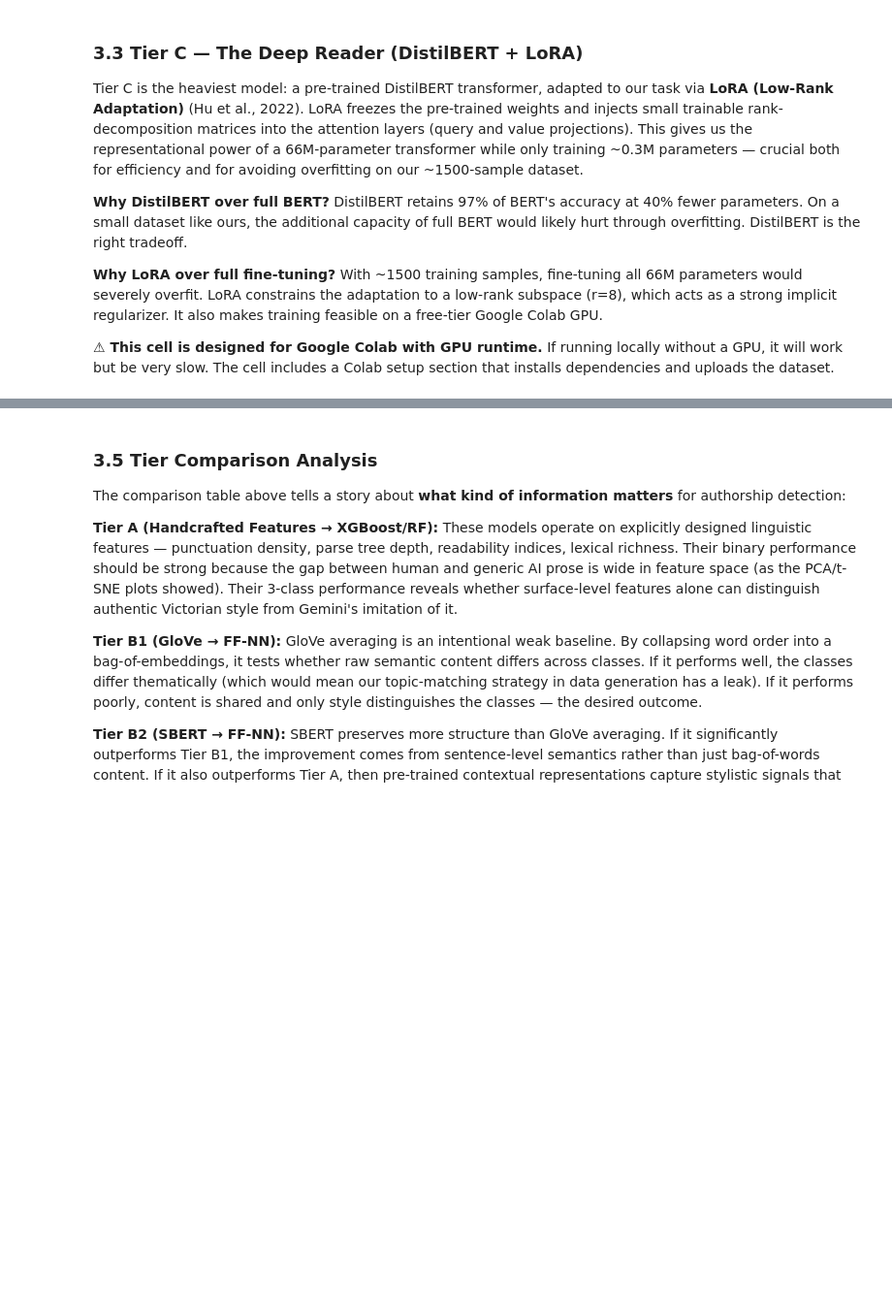
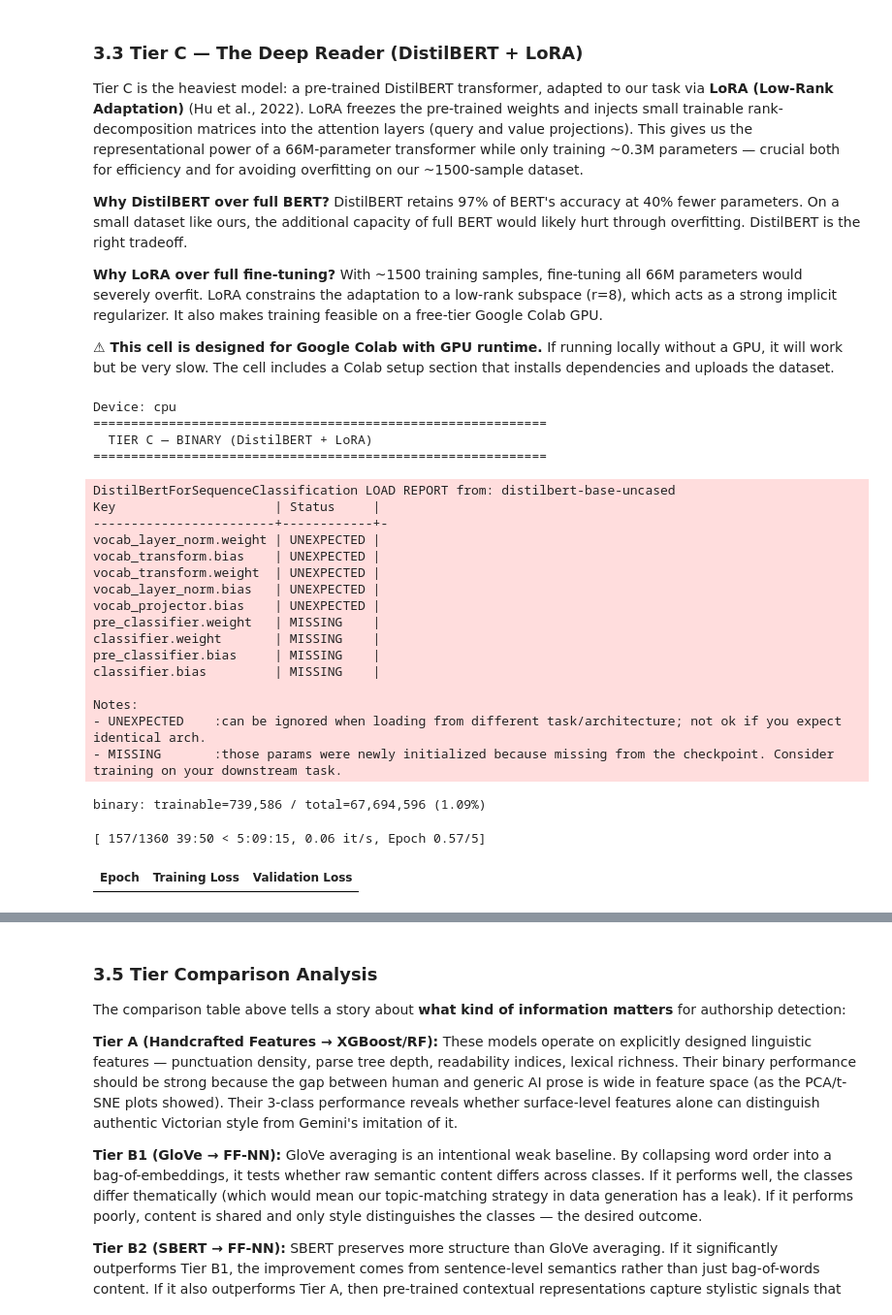
Before and after one commit to Venom150204/ghost-in-the-machine-, a Jupyter notebook: notebooks/ghost_in_the_machine.ipynb, the cells around one changed output, grey strips where cells are left out. Shown at 97% size. Cells and saved outputs as stored; diff of their text form; code cells hidden in the pictures; blank space fills up the shorter version.

Commit message:
Simplify checkpoint logic, code cleanup, update report with Round 2 results

```diff
--- a/notebooks/ghost_in_the_machine.ipynb
+++ b/notebooks/ghost_in_the_machine.ipynb
@@ -929,8 +1086,7 @@ enc_test = tokenizer(texts_test_list, truncation=True, padding=True, max_length=
 
 
 def load_and_evaluate(checkpoint_path, num_labels, y_true, class_names, label_desc):
-    print(f"
-Loading {label_desc} checkpoint from {checkpoint_path}...")
+    print(f"Loading {label_desc} checkpoint from {checkpoint_path}...")
     base = DistilBertForSequenceClassification.from_pretrained(
         "distilbert-base-uncased", num_labels=num_labels
     )
@@ -964,8 +1120,8 @@ def train_and_evaluate(num_labels, y_tr, y_v, y_te, class_names, label_desc):
     model = get_peft_model(base_model, lora_config)
     trainable = sum(p.numel() for p in model.parameters() if p.requires_grad)
     total = sum(p.numel() for p in model.parameters())
-    print(f"
-{label_desc}: trainable={trainable:,} / total={total:,} ({trainable/total:.2%})")
+
+    print(f"{label_desc}: trainable={trainable:,} / total={total:,} ({trainable/total:.2%})")
     training_args = TrainingArguments(
         output_dir=os.path.join(MODELS, f"distilbert_lora_{label_desc}"),
         num_train_epochs=5, per_device_train_batch_size=16,
@@ -984,39 +1140,70 @@ def train_and_evaluate(num_labels, y_tr, y_v, y_te, class_names, label_desc):
     print_metrics(metrics, f"DistilBERT+LoRA — {label_desc} (TEST)")
     save_path = os.path.join(MODELS, f"distilbert_lora_{label_desc}_best")
     model.save_pretrained(save_path)
     print(f"Saved to {save_path}")
     return model, y_pred, metrics
 
 
 bin_ckpt = os.path.join(MODELS, "distilbert_lora_binary_best")
 three_ckpt = os.path.join(MODELS, "distilbert_lora_3class_best")
-has_bin = os.path.exists(os.path.join(bin_ckpt, "adapter_config.json"))
-has_3c = os.path.exists(os.path.join(three_ckpt, "adapter_config.json"))
+dataset_path = os.path.join(DATA_FINAL, "dataset.csv")
+
+def _checkpoint_is_fresh(ckpt_dir, data_path=dataset_path):
+    config = os.path.join(ckpt_dir, "adapter_config.json")
+    if not os.path.exists(config):
+        return False
+    # Stale if dataset is newer than checkpoint
+    return os.path.getmtime(config) > os.path.getmtime(data_path)
+
+has_bin = _checkpoint_is_fresh(bin_ckpt)
+has_3c = _checkpoint_is_fresh(three_ckpt)
 
 print("=" * 60)
 print("  TIER C — BINARY (DistilBERT + LoRA)")
 print("=" * 60)
 if has_bin:
     distilbert_bin, db_pred_bin, db_bin_metrics = load_and_evaluate(
         bin_ckpt, 2, yb_test, ["Human", "AI"], "Binary")
 else:
     distilbert_bin, db_pred_bin, db_bin_metrics = train_and_evaluate(
         2, yb_train, yb_val, yb_test, ["Human", "AI"], "binary")
 
-print("
-" + "=" * 60)
+print("" + "=" * 60)
 print("  TIER C — 3-CLASS (DistilBERT + LoRA)")
 print("=" * 60)
 if has_3c:
     distilbert_3c, db_pred_3c, db_3c_metrics = load_and_evaluate(
         three_ckpt, 3, y3_test, ["Human", "Generic AI", "Style-Mimicking AI"], "3-Class")
 else:
     distilbert_3c, db_pred_3c, db_3c_metrics = train_and_evaluate(
         3, y3_train, y3_val, y3_test, ["Human", "Generic AI", "Style-Mimicking AI"], "3class")
 
 all_results["Tier C DistilBERT+LoRA"] = {"binary": db_bin_metrics, "three_class": db_3c_metrics}
-print("
-Tier C results added to comparison table.")
+print("Tier C results added to comparison table.")
+# %% [output]
+Device: cpu
+============================================================
+  TIER C — BINARY (DistilBERT + LoRA)
+============================================================
+DistilBertForSequenceClassification LOAD REPORT from: distilbert-base-uncased
+Key                     | Status     |
+------------------------+------------+-
+vocab_layer_norm.weight | UNEXPECTED |
+vocab_transform.bias    | UNEXPECTED |
+vocab_transform.weight  | UNEXPECTED |
+vocab_layer_norm.bias   | UNEXPECTED |
+vocab_projector.bias    | UNEXPECTED |
+pre_classifier.weight   | MISSING    |
+classifier.weight       | MISSING    |
+pre_classifier.bias     | MISSING    |
+classifier.bias         | MISSING    |
+
+Notes:
+- UNEXPECTED    :can be ignored when loading from different task/architecture; not ok if you expect identical arch.
+- MISSING       :those params were newly initialized because missing from the checkpoint. Consider training on your downstream task.
+binary: trainable=739,586 / total=67,694,596 (1.09%)
+[ 157/1360 39:50 < 5:09:15, 0.06 it/s, Epoch 0.57/5]
+| Epoch | Training Loss | Validation Loss |
 # %%
 # ============================================================
 # 3.4 Model Comparison Table
```
Also changed, not shown: parts of 28 cells of this notebook, 18 other files.
